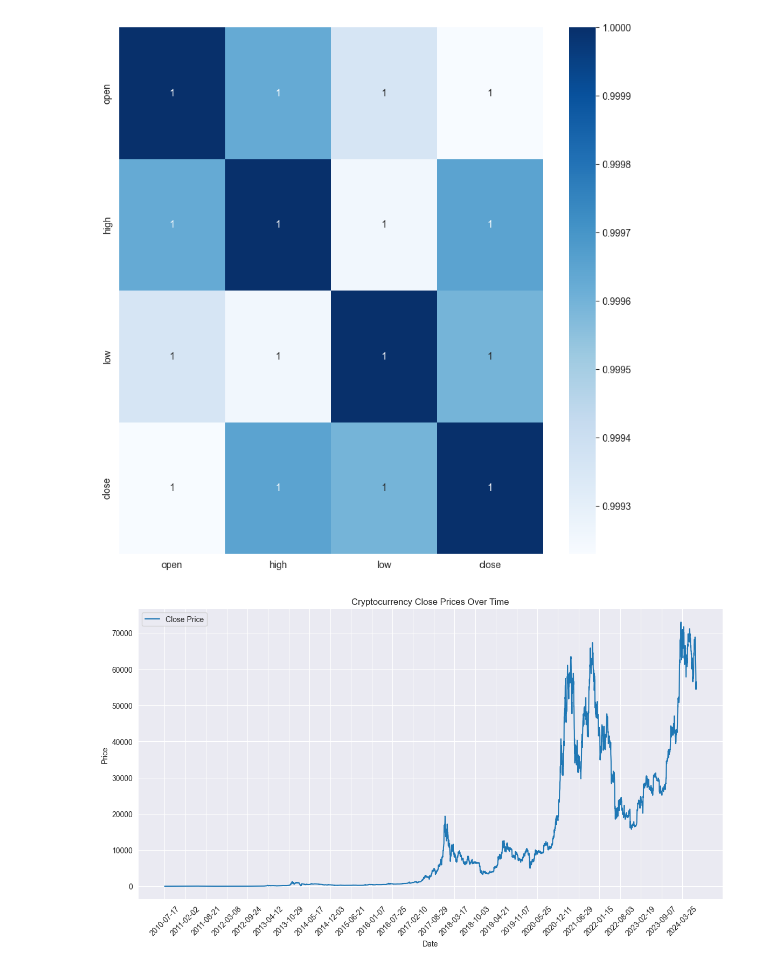
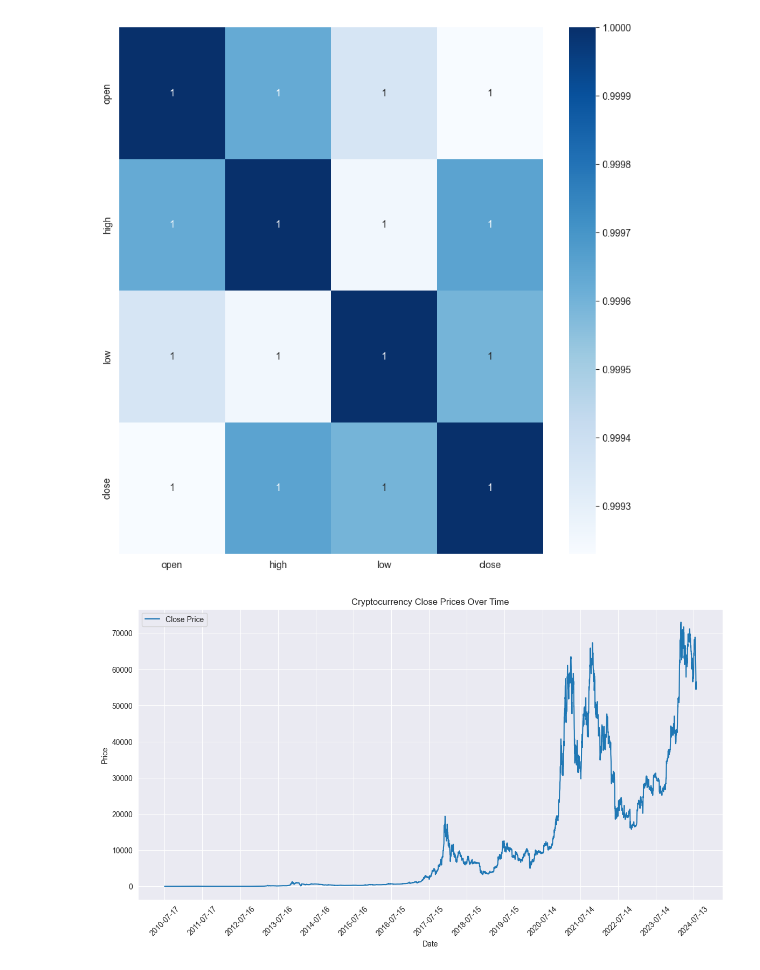
Before and after one commit to rohitcodism/Crypto-Price-Predition, a Jupyter notebook: Model/Crypto.ipynb, the cells around one changed output. Drawn from its saved outputs; the diff is of its cells as text; code cells hidden in the pictures.

```diff
--- a/Model/Crypto.ipynb
+++ b/Model/Crypto.ipynb
@@ -166,11 +165,11 @@ plt.show()
 # %%
 plt.figure(figsize=(14, 7))
 plt.plot(btc_df['date'], btc_df['close'], label='Close Price')
-plt.xticks(ticks=btc_df['date'][::200], rotation=45)
+plt.xticks(ticks=btc_df['date'][::365], rotation=45)
 plt.xlabel('Date')
 plt.ylabel('Price')
 plt.title('Cryptocurrency Close Prices Over Time')
 plt.legend()
 plt.show()
 # %% [output]
-[figure, old version]
+[figure, new version]
```
Also changed, not shown: parts of 33 cells of this notebook.
